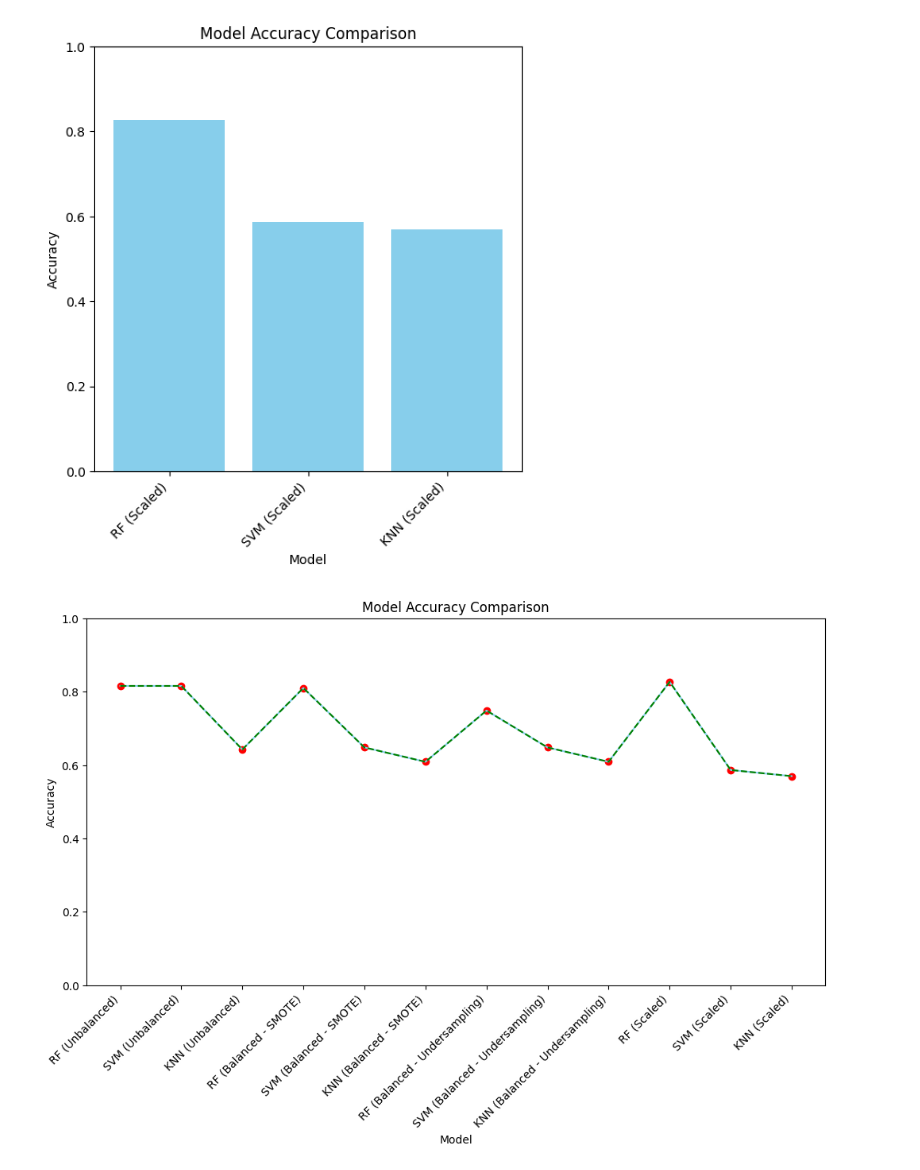
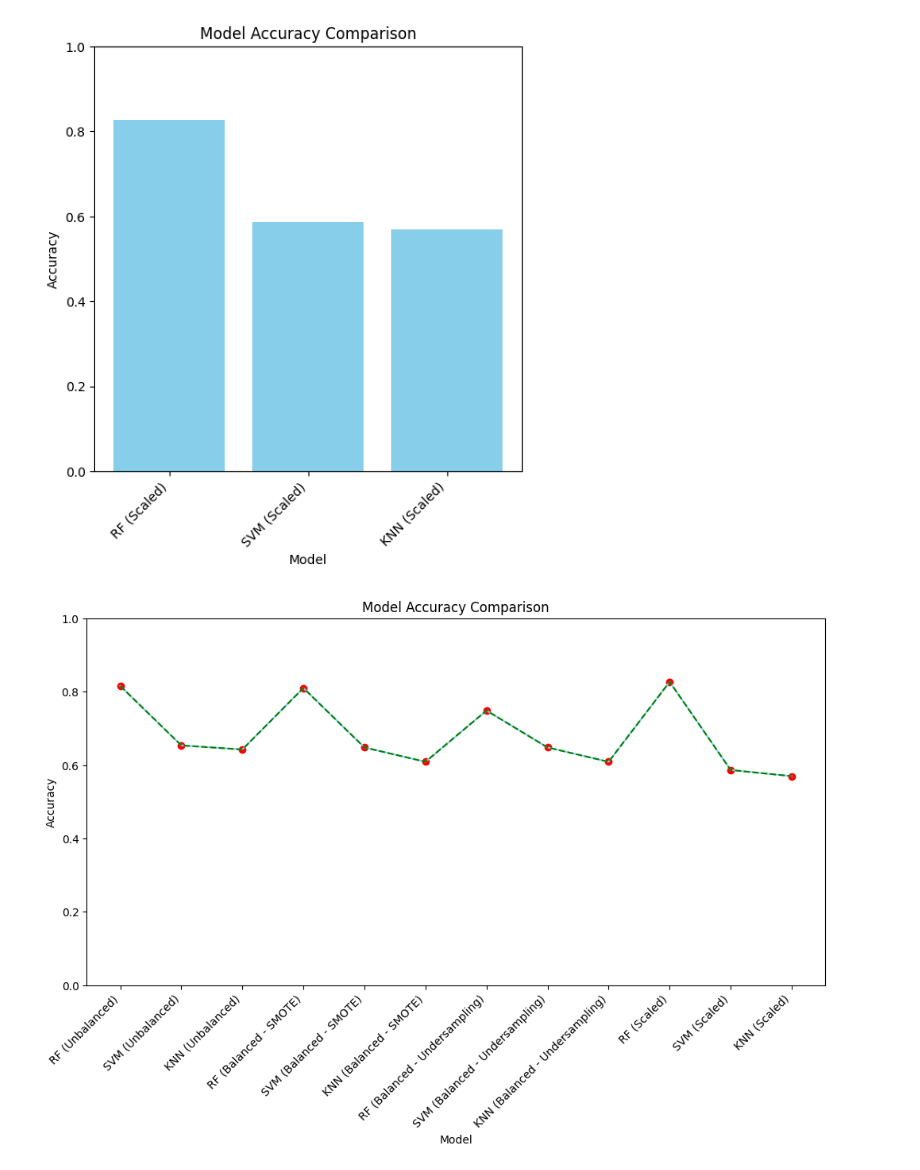
Before and after one commit to alamfaixan/ML-Project-Titanic, a Jupyter notebook: ML_project.ipynb, the cells around one changed output. Drawn from its saved outputs; the diff is of its cells as text; code cells hidden in the pictures.

```diff
--- a/ML_project.ipynb
+++ b/ML_project.ipynb
@@ -204,7 +204,7 @@ Classification Report:
 weighted avg       0.81      0.82      0.81       179
 # %%
 #Prediction using SVM
-Y_pred_svm = Model.predict(X_test)
+Y_pred_svm = Model_svm.predict(X_test)
 print("Prediction using SVM Model--------------------\n")
 print("Results without balancing:")
 print("Accuracy:", round(accuracy_score(Y_test, Y_pred_svm), 3)*100)
@@ -277,7 +277,7 @@ Model_bal_svm = svm.SVC()
 k = 10
 Model_bal_KNN= KNeighborsClassifier(n_neighbors=k)
 # %%
-Model_bal.fit(X_train_bal, Y_train_bal)
+Model_bal_RF.fit(X_train_bal, Y_train_bal)
 # %% [output]
 RandomForestClassifier(random_state=42)
 # %%
@@ -289,7 +289,7 @@ Model_bal_KNN.fit(X_train_bal, Y_train_bal)
 # %% [output]
 KNeighborsClassifier(n_neighbors=10)
 # %%
-y_pred_bal_RF = Model_bal.predict(X_test)
+y_pred_bal_RF = Model_bal_RF.predict(X_test)
 # %%
 y_pred_bal_svm = Model_bal_svm.predict(X_test)
 # %%
@@ -398,7 +398,7 @@ clf_under_KNN.fit(X_train_under_KNN, y_train_under_KNN)
 # %% [output]
 KNeighborsClassifier(n_neighbors=10)
 # %%
-y_pred_under = clf_under.predict(X_test)
+y_pred_under = clf_under_RF.predict(X_test)
 # %%
 #SVM
 y_pred_bal_svm = clf_under_svm.predict(X_test)
@@ -662,30 +662,30 @@ plt.show()
 [figure]
 # %%
 accuracy_scores = {
-    'RF (Unbalanced)': accuracy_score(Y_test, Y_pred),
+    'RF (Unbalanced)': accuracy_score(Y_test, Y_pred_RF),
     'SVM (Unbalanced)': accuracy_score(Y_test, Y_pred_svm),
     'KNN (Unbalanced)': accuracy_score(Y_test, Y_pred_KNN),
     'RF (Balanced - SMOTE)': accuracy_score(Y_test, y_pred_bal_RF),
     'SVM (Balanced - SMOTE)': accuracy_score(Y_test, y_pred_bal_svm),
     'KNN (Balanced - SMOTE)': accuracy_score(Y_test, y_pred_bal_KNN),
     'RF (Balanced - Undersampling)': accuracy_score(Y_test, y_pred_under),
     'SVM (Balanced - Undersampling)': accuracy_score(Y_test, y_pred_bal_svm),
     'KNN (Balanced - Undersampling)': accuracy_score(Y_test, y_pred_bal_KNN),
     'RF (Scaled)': accuracy_score(Y_test_scal, Y_pred_scal_RF),
     'SVM (Scaled)': accuracy_score(Y_test_scal, Y_pred_scal_svm),
     'KNN (Scaled)': accuracy_score(Y_test_scal, Y_pred_scal_KNN)
 }
 
 # Plotting the results
 plt.figure(figsize=(12, 6))
 plt.plot(accuracy_scores.keys(), accuracy_scores.values(), color='skyblue')
 plt.scatter(accuracy_scores.keys(), accuracy_scores.values(), color='red', label='Predicted Points')  # Dots on predictions
 plt.plot(accuracy_scores.keys(), accuracy_scores.values(), label='Actual Values', color='green', linestyle='--')
 plt.xlabel('Model')
 plt.ylabel('Accuracy')
 plt.title('Model Accuracy Comparison')
 plt.xticks(rotation=45, ha='right')
 plt.ylim(0, 1)
 plt.show()
 # %% [output]
-[figure, old version]
+[figure, new version]
```
Also changed, not shown: parts of 5 cells of this notebook.
